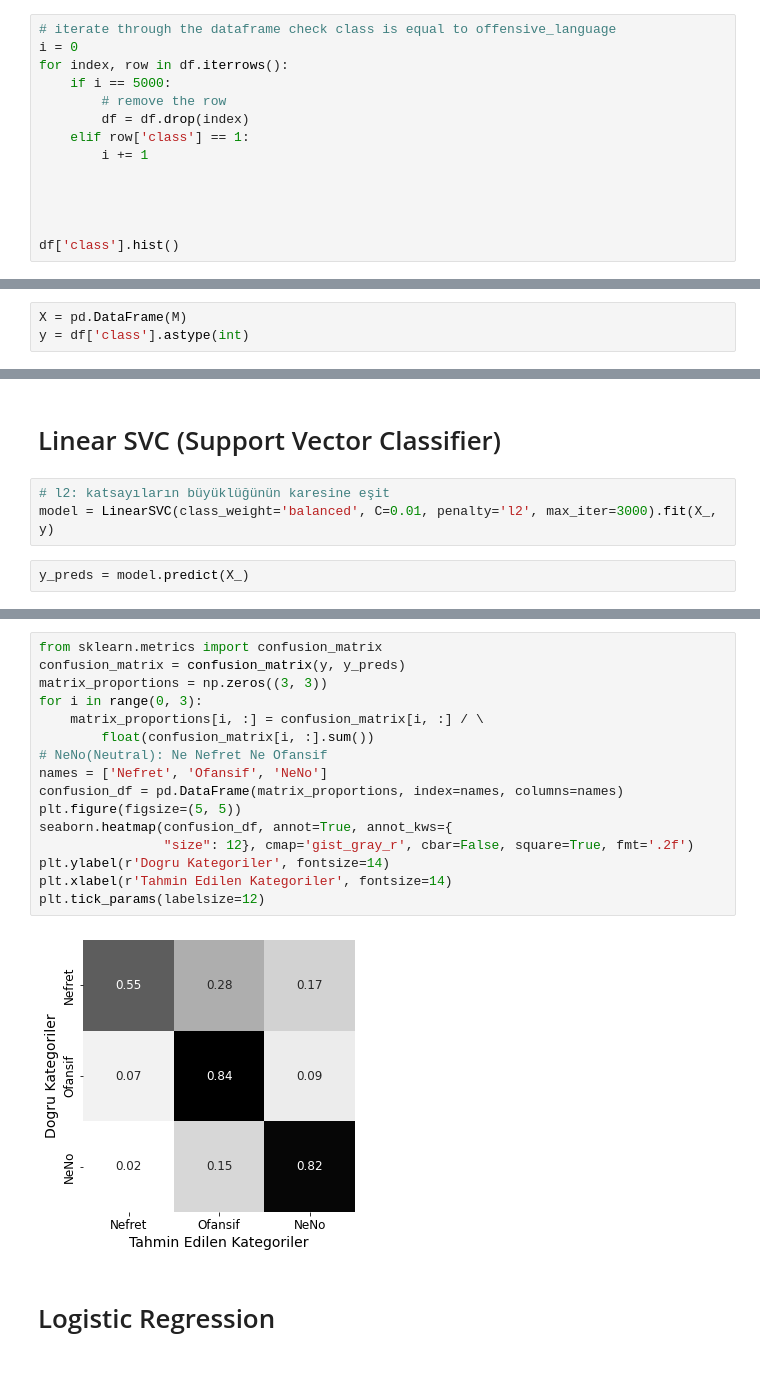
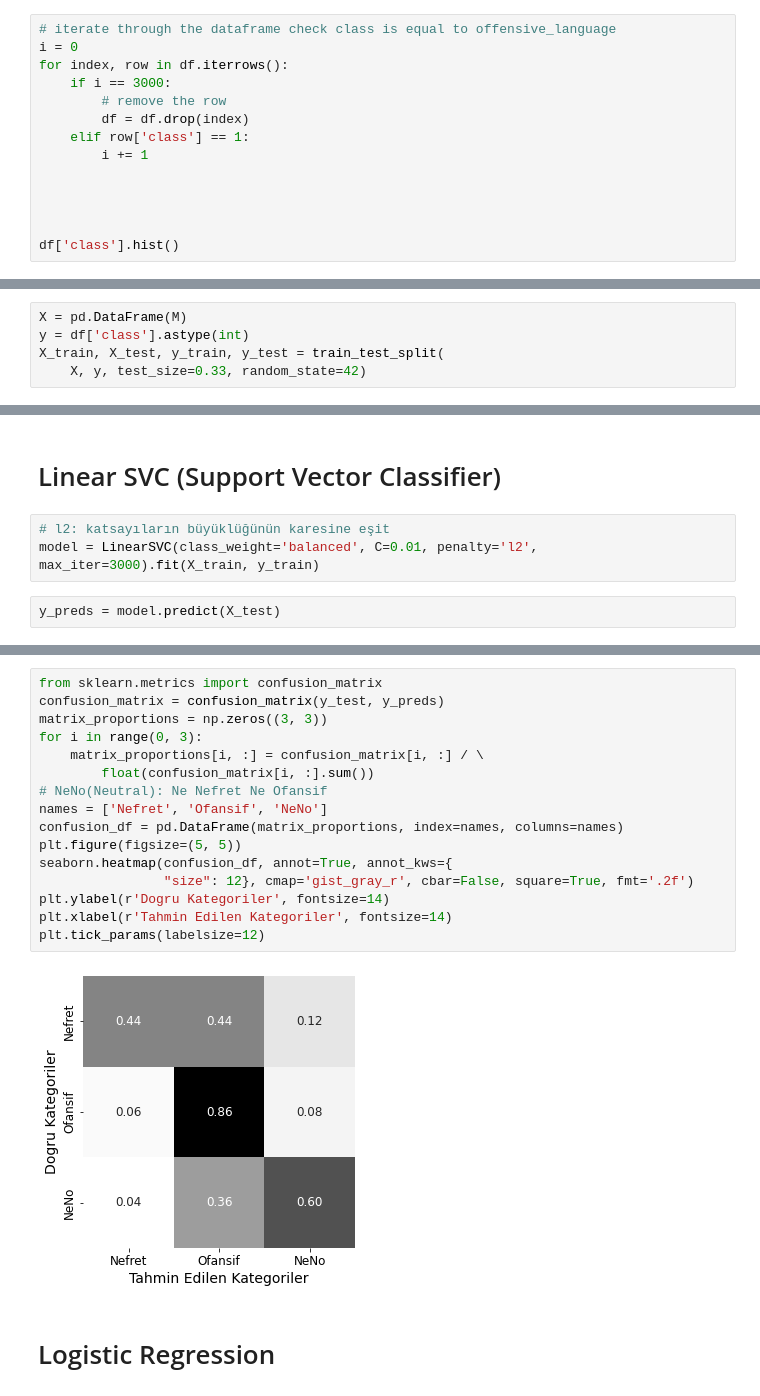
Before and after one commit to Ouzx/Python-TextMining, a Jupyter notebook: main-Trimmed.ipynb, the cells around one changed output, grey strips where cells are left out. Drawn from its saved outputs; the diff is of its cells as text.

```diff
--- a/main-Trimmed.ipynb
+++ b/main-Trimmed.ipynb
@@ -89,7 +90,7 @@ df['class'].hist()
 # iterate through the dataframe check class is equal to offensive_language
 i = 0
 for index, row in df.iterrows():
-    if i == 5000:
+    if i == 3000:
         # remove the row
         df = df.drop(index)
     elif row['class'] == 1:
@@ -344,6 +345,8 @@ feature_names = variables+pos_variables+other_features_names
 # %%
 X = pd.DataFrame(M)
 y = df['class'].astype(int)
+X_train, X_test, y_train, y_test = train_test_split(
+    X, y, test_size=0.33, random_state=42)
 # %%
 # Bu kisimda feature onemlerini Logistic Regression ile hesapliyoruz.
 # l1: katsayıların büyüklüğünün mutlak değerine eşit
@@ -354,7 +357,7 @@ X_ = select.fit_transform(X, y)
 # Linear SVC (Support Vector Classifier)
 # %%
 # l2: katsayıların büyüklüğünün karesine eşit
-model = LinearSVC(class_weight='balanced', C=0.01, penalty='l2', max_iter=3000).fit(X_, y)
+model = LinearSVC(class_weight='balanced', C=0.01, penalty='l2', max_iter=3000).fit(X_train, y_train)
 # %%
-y_preds = model.predict(X_)
+y_preds = model.predict(X_test)
 # %%
@@ -373,21 +376,21 @@ weighted avg       0.84      0.82      0.82      6725
 # %%
 from sklearn.metrics import confusion_matrix
-confusion_matrix = confusion_matrix(y, y_preds)
+confusion_matrix = confusion_matrix(y_test, y_preds)
 matrix_proportions = np.zeros((3, 3))
 for i in range(0, 3):
     matrix_proportions[i, :] = confusion_matrix[i, :] / \
         float(confusion_matrix[i, :].sum())
 # NeNo(Neutral): Ne Nefret Ne Ofansif
 names = ['Nefret', 'Ofansif', 'NeNo']
 confusion_df = pd.DataFrame(matrix_proportions, index=names, columns=names)
 plt.figure(figsize=(5, 5))
 seaborn.heatmap(confusion_df, annot=True, annot_kws={
                 "size": 12}, cmap='gist_gray_r', cbar=False, square=True, fmt='.2f')
 plt.ylabel(r'Dogru Kategoriler', fontsize=14)
 plt.xlabel(r'Tahmin Edilen Kategoriler', fontsize=14)
 plt.tick_params(labelsize=12)
 # %% [output]
-[figure, old version]
+[figure, new version]
 # %% [markdown]
 # Logistic Regression
 # %%
```
Also changed, not shown: parts of 14 cells of this notebook, 8 other files.
